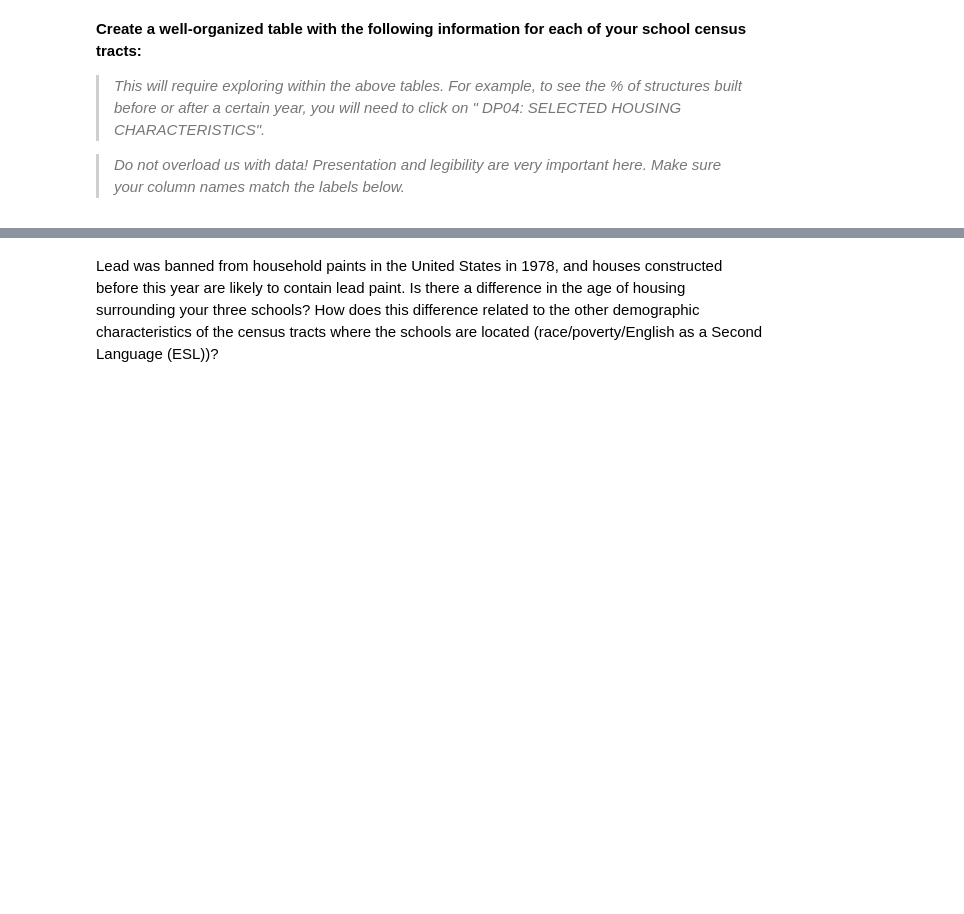
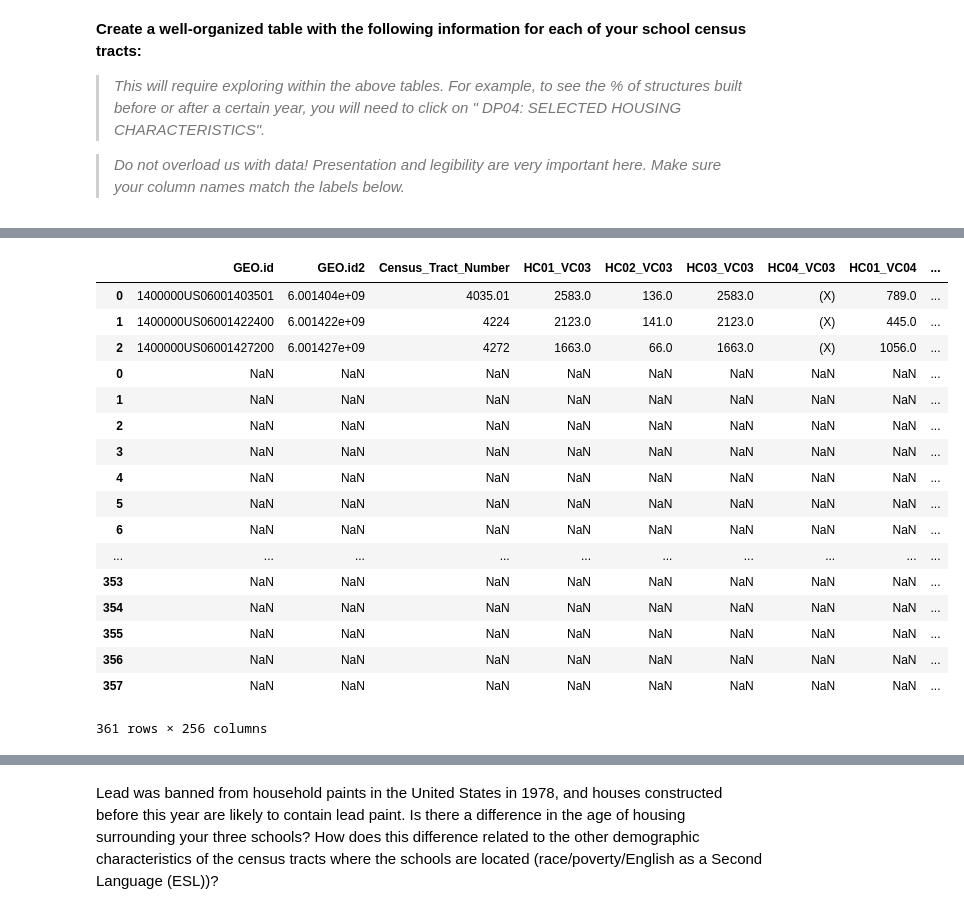
Before and after one commit to ds-modules/E-157AC, a Jupyter notebook: ProblemSet2/Problem Set 2.ipynb, the cells around one changed output, grey strips where cells are left out. Cells and saved outputs as stored; diff of their text form; code cells hidden in the pictures; blank space fills up the shorter version.

```diff
--- a/ProblemSet2/Problem Set 2.ipynb
+++ b/ProblemSet2/Problem Set 2.ipynb
@@ -83,12 +85,13 @@ census_tract3 = ...
 # %% [markdown]
 Run the cell below to make sure the census tracts you picked are contained within the data for Alameda County.
 # %%
-#hide this from students once done
-temp = Table.read_table("alameda-tracts-2010.csv")
-tracts = temp.column('NAME10')
+# @hidden_cell
+alameda = Table.read_table("alameda-tracts-2010.csv")
+tracts = alameda.column('NAME10')
 def test_valid():
-    if not census_tract1 in tracts: raise Exception("census_tract1 not a valid census tract" )
+    if not census_tract1 in tracts:raise Exception("census_tract1 not a valid census tract" )
     if not census_tract2 in tracts:raise Exception("census_tract2 not a valid census tract" )
     if not census_tract3 in tracts:raise Exception("census_tract3 not a valid census tract" )
+    print("success! Keep going with the lab")
 # %%
 test_valid()
@@ -203,0 +177,46 @@ alameda_map
+# %%
+official_data = pd.DataFrame.from_csv('alameda-tracts-2010.csv', index_col=None)
+
+import re
+def fix_tract(t):
+    """Clean up census tract names.
+    :param t: Series of string tract names
+    :returns: Series of cleaned tract names"""
+    p = re.compile('[0-9]{4}.?[0-9]?[0-9]?')
+    if p.match(t[13:]) != None:
+        return str(p.match(t[13:]).group()).rstrip(",")
+    else:
+        return str('0000')
+
+official_data['NAMELSAD10'] = official_data['NAMELSAD10'].apply(lambda x: fix_tract(x))
+
+
+census_data = pd.DataFrame.from_csv('data/ACS_16_5YR_DP02_with_ann.csv', index_col=None)
+census_data['Census_Tract_Number'] = census_data['Census_Tract_Number'].apply(lambda x: fix_tract(x))
+#census_data
+
+
+unobserved_tracts = [alameda["features"][x]['properties']['name10'] for x in range(len(alameda["features"])) \
+                     if alameda["features"][x]['properties']['name10'] not in list(census_data["Census_Tract_Number"])]
+
+census_data_map = census_data.append(unobserved_tracts)
+census_data_map
+# %% [output]
+|  | GEO.id | GEO.id2 | Census_Tract_Number | HC01_VC03 | HC02_VC03 | HC03_VC03 | HC04_VC03 | HC01_VC04 | ... |
+| 0 | 1400000US06001403501 | 6.001404e+09 | 4035.01 | 2583.0 | 136.0 | 2583.0 | (X) | 789.0 | ... |
+| 1 | 1400000US06001422400 | 6.001422e+09 | 4224 | 2123.0 | 141.0 | 2123.0 | (X) | 445.0 | ... |
+| 2 | 1400000US06001427200 | 6.001427e+09 | 4272 | 1663.0 | 66.0 | 1663.0 | (X) | 1056.0 | ... |
+| 0 | NaN | NaN | NaN | NaN | NaN | NaN | NaN | NaN | ... |
+| 1 | NaN | NaN | NaN | NaN | NaN | NaN | NaN | NaN | ... |
+| 2 | NaN | NaN | NaN | NaN | NaN | NaN | NaN | NaN | ... |
+| 3 | NaN | NaN | NaN | NaN | NaN | NaN | NaN | NaN | ... |
+| 4 | NaN | NaN | NaN | NaN | NaN | NaN | NaN | NaN | ... |
+| 5 | NaN | NaN | NaN | NaN | NaN | NaN | NaN | NaN | ... |
+| 6 | NaN | NaN | NaN | NaN | NaN | NaN | NaN | NaN | ... |
+| ... | ... | ... | ... | ... | ... | ... | ... | ... | ... |
+| 353 | NaN | NaN | NaN | NaN | NaN | NaN | NaN | NaN | ... |
+| 354 | NaN | NaN | NaN | NaN | NaN | NaN | NaN | NaN | ... |
+| 355 | NaN | NaN | NaN | NaN | NaN | NaN | NaN | NaN | ... |
+| 356 | NaN | NaN | NaN | NaN | NaN | NaN | NaN | NaN | ... |
+| 357 | NaN | NaN | NaN | NaN | NaN | NaN | NaN | NaN | ... |
+361 rows × 256 columns
```
Also changed, not shown: parts of 8 cells of this notebook, 13 other files.
